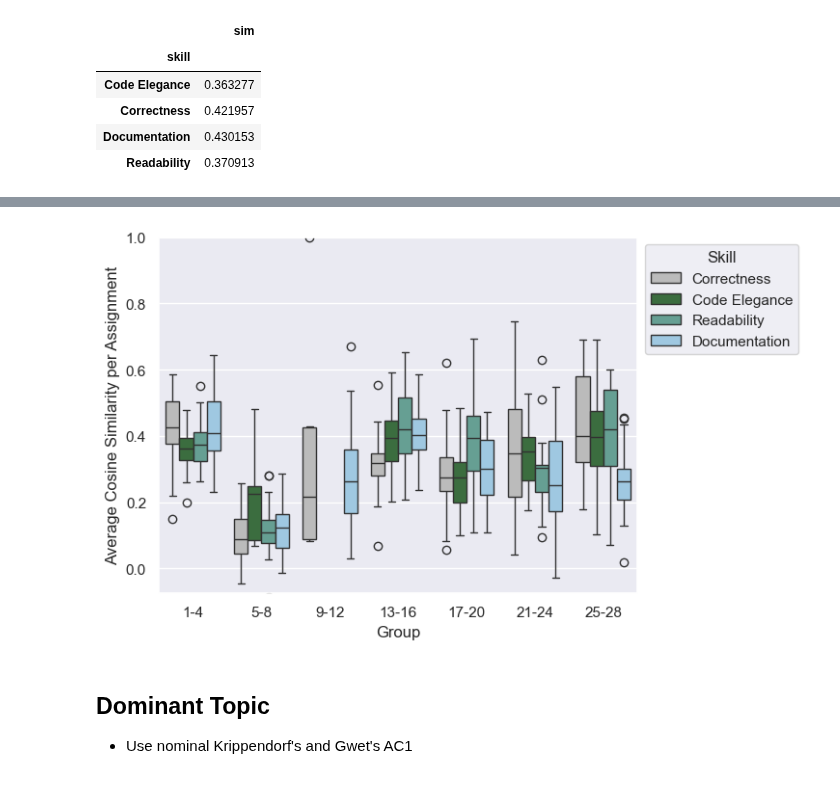
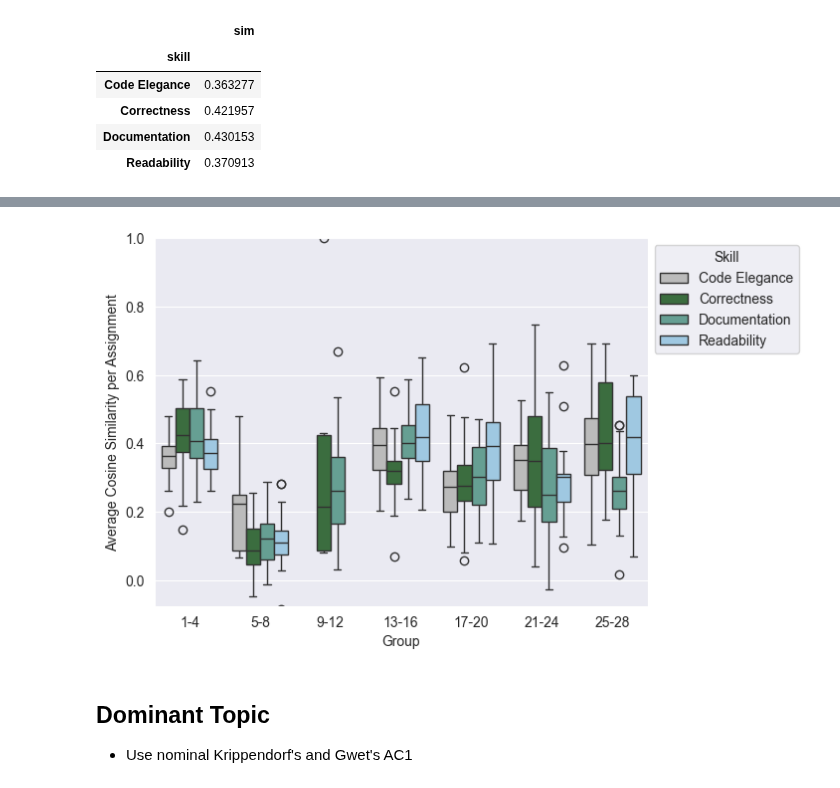
Before and after one commit to m-messer/Consistency_In_Grading_Analysis, a Jupyter notebook: feedback/feedback_inter_consistency.ipynb, the cells around one changed output, grey strips where cells are left out. Drawn from its saved outputs; the diff is of its cells as text; code cells hidden in the pictures.

```diff
--- a/feedback/feedback_inter_consistency.ipynb
+++ b/feedback/feedback_inter_consistency.ipynb
@@ -251,12 +253,12 @@ inter_rater_sim_df[(inter_rater_sim_df['group'] == '5-8') & (inter_rater_sim_df[
 | 1637 | 5-8 | Correctness | 31.0 | 7 | 8 | It is basically correct. | some challenge tasks are not comp... | ... |
 | 1635 | 5-8 | Correctness | 31.0 | 6 | 7 | At least 2 predators do not compe... | It is basically correct. | ... |
 # %%
-g = sns.boxplot(inter_rater_sim_df_mean, x='group', y='sim', hue='skill', palette=sns.color_palette([grey, darkgreen, teal, blue]), hue_order=['Correctness', 'Code Elegance', 'Readability', 'Documentation'])
+g = sns.boxplot(inter_rater_sim_df_mean, x='group', y='sim', hue='skill', palette=sns.color_palette([grey, darkgreen, teal, blue]), hue_order=[ 'Code Elegance', 'Correctness', 'Documentation', 'Readability'])
 g.set(xlabel='Group', ylabel='Average Cosine Similarity per Assignment', ylim=(-0.075, 1))
 sns.move_legend(g, "upper left", bbox_to_anchor=(1, 1), title='Skill')
 g.get_figure().savefig('plots/inter_rater_sim.pdf', bbox_inches='tight')
 # %% [output]
-[figure, old version]
+[figure, new version]
 # %% [markdown]
 ## Dominant Topic
 - Use nominal Krippendorf's and Gwet's AC1
```
Also changed, not shown: parts of 10 cells of this notebook, 5 other files.
